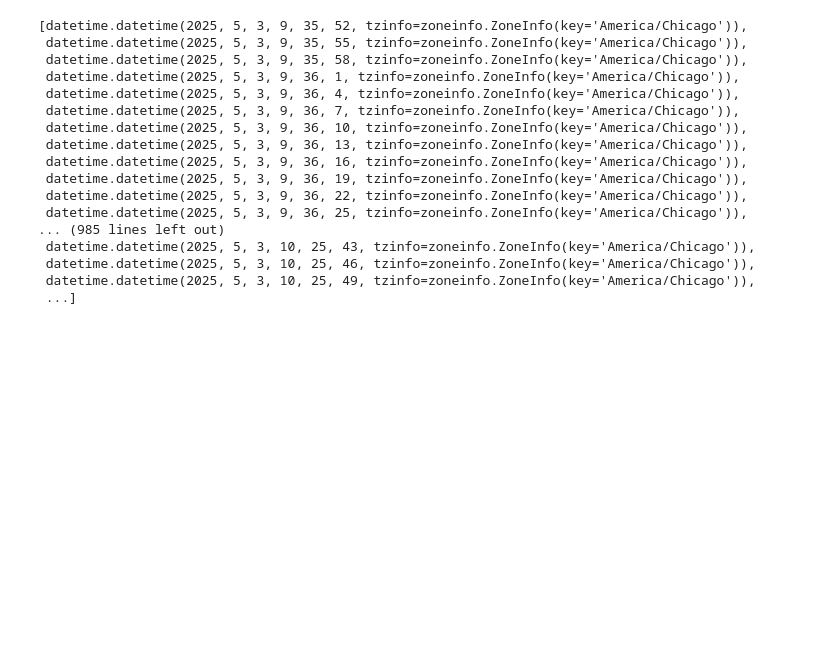
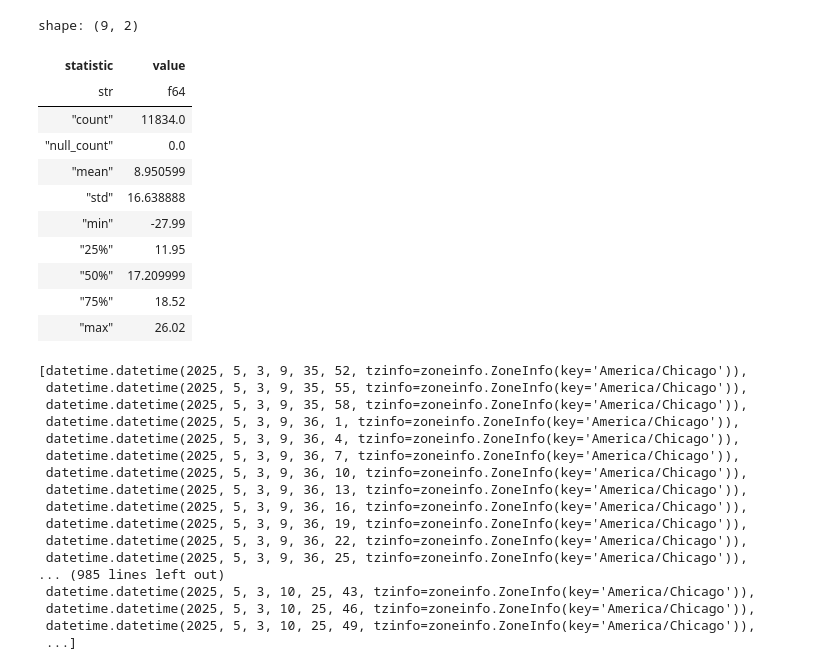
Before and after one commit to shaivilp/Geiger-Counter, a Jupyter notebook: data-visualizations/visualizations.ipynb, the cells around one changed output. Saved outputs shown, nothing was run; the diff lists cells and outputs as text; code cells hidden in the pictures; blank space fills up the shorter version.

```diff
--- a/data-visualizations/visualizations.ipynb
+++ b/data-visualizations/visualizations.ipynb
@@ -28,3 +28,18 @@ shape: (11_834, 4)
+# %%
+df['temperature'].describe()
+# %% [output]
+shape: (9, 2)
+| statistic | value |
+| str | f64 |
+| "count" | 11834.0 |
+| "null_count" | 0.0 |
+| "mean" | 8.950599 |
+| "std" | 16.638888 |
+| "min" | -27.99 |
+| "25%" | 11.95 |
+| "50%" | 17.209999 |
+| "75%" | 18.52 |
+| "max" | 26.02 |
 # %%
 timestamps = [
     datetime.strptime(ts, "%Y-%m-%d %H:%M:%S")
```
Also changed, not shown: parts of 3 cells of this notebook, 3 other files.
